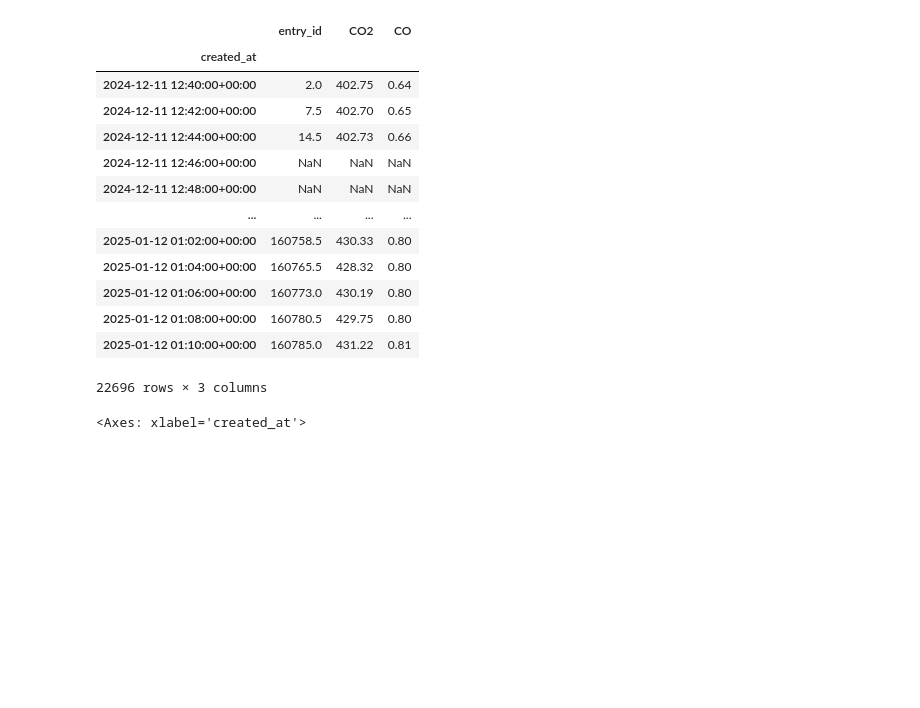
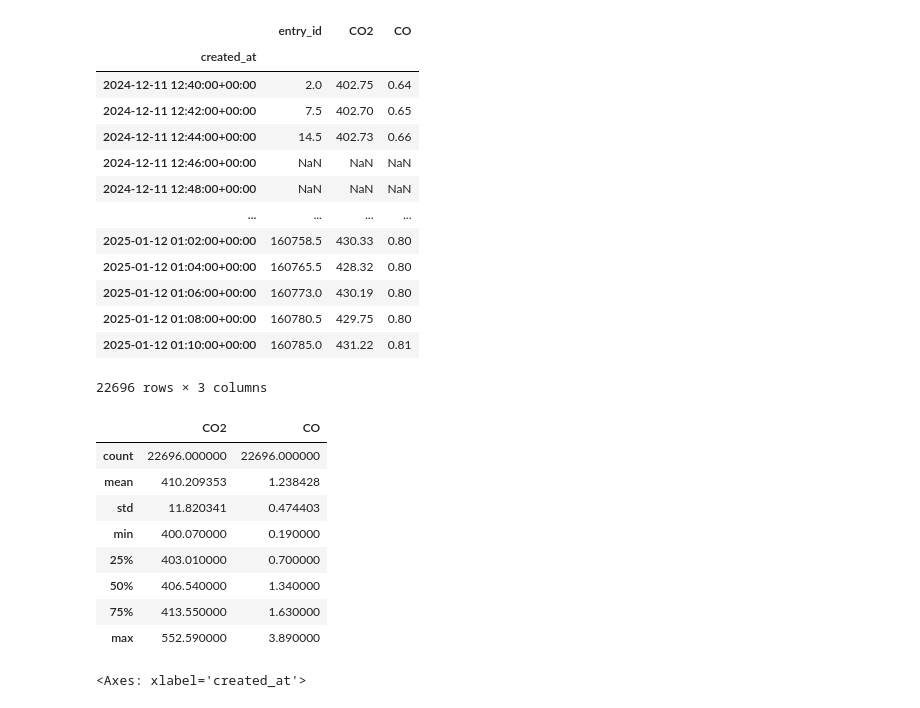
Before and after one commit to Hardtophead/Prediksi_Polusi_Udara, a Jupyter notebook: Prediksi_Polusi_LSTM.ipynb, the cells around one changed output. Cells and saved outputs as stored; diff of their text form; code cells hidden in the pictures; blank space fills up the shorter version.

```diff
--- a/Prediksi_Polusi_LSTM.ipynb
+++ b/Prediksi_Polusi_LSTM.ipynb
@@ -93,6 +93,18 @@ df_per_2menit
 | 2025-01-12 01:08:00+00:00 | 160780.5 | 429.75 | 0.80 |
 | 2025-01-12 01:10:00+00:00 | 160785.0 | 431.22 | 0.81 |
 22696 rows × 3 columns
+# %%
+df_per_2menit.describe()
+# %% [output]
+|  | CO2 | CO |
+| count | 22696.000000 | 22696.000000 |
+| mean | 410.209353 | 1.238428 |
+| std | 11.820341 | 0.474403 |
+| min | 400.070000 | 0.190000 |
+| 25% | 403.010000 | 0.700000 |
+| 50% | 406.540000 | 1.340000 |
+| 75% | 413.550000 | 1.630000 |
+| max | 552.590000 | 3.890000 |
 # %%
 df_per_2menit['CO']['2024-12-11':'2024-12-18'].plot(grid=True, marker='.')
 # %% [output]
```
Also changed, not shown: parts of 25 cells of this notebook, 2 other files.
